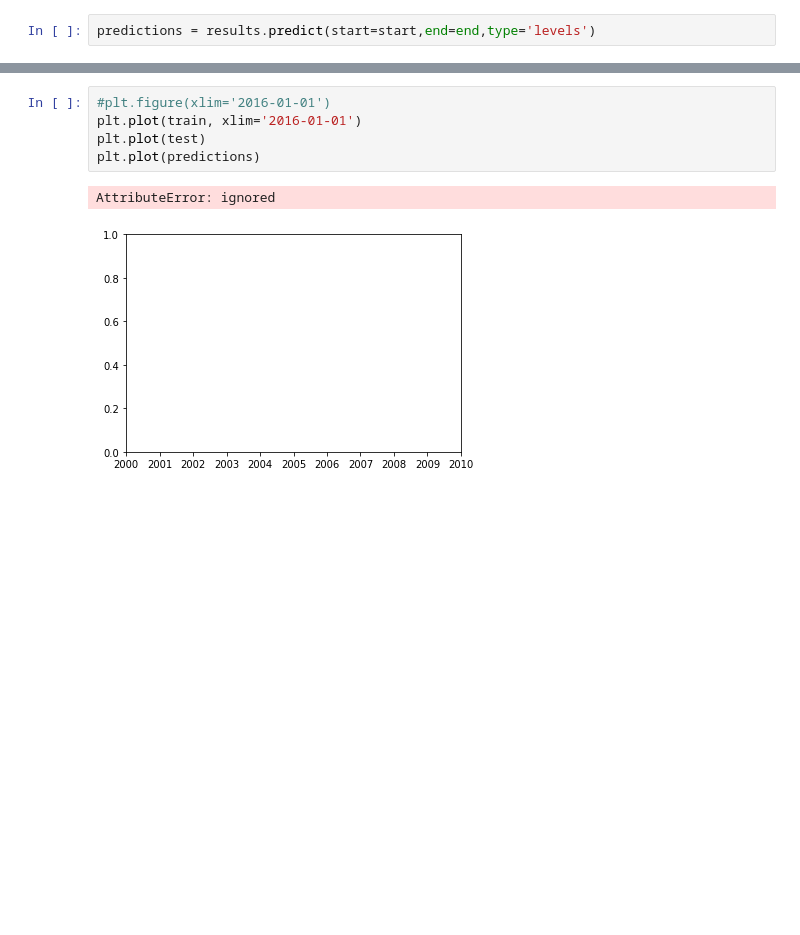
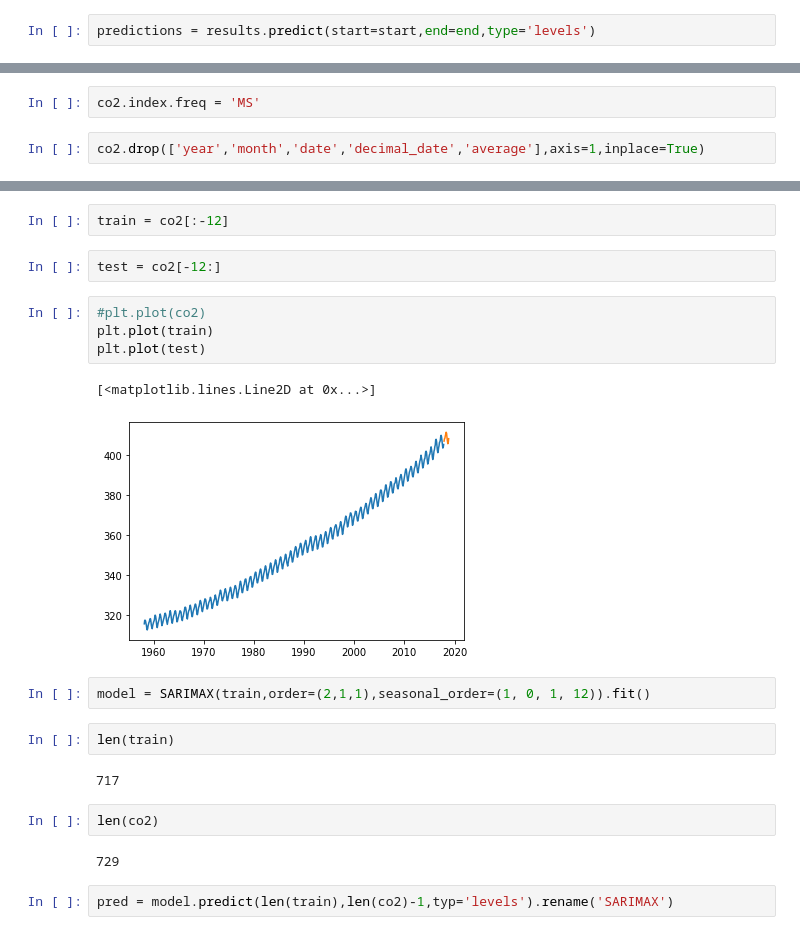
Before and after one commit to kozz84/Udemy, a Jupyter notebook: Time_Series.ipynb, the cells around one changed output, grey strips where cells are left out. Drawn from its saved outputs; the diff is of its cells as text; blank space fills up the shorter version.

```diff
--- a/Time_Series.ipynb
+++ b/Time_Series.ipynb
@@ -1024,0 +1068,4 @@ predictions = results.predict(start=start,end=end,type='levels')
+# %%
+co2.index.freq = 'MS'
+# %%
+co2.drop(['year','month','date','decimal_date','average'],axis=1,inplace=True)
@@ -1025,8 +1148,23 @@ predictions = results.predict(start=start,end=end,type='levels')
+# %%
+train = co2[:-12]
+# %%
+test = co2[-12:]
 # %%
-#plt.figure(xlim='2016-01-01')
-plt.plot(train, xlim='2016-01-01')
+#plt.plot(co2)
+plt.plot(train)
 plt.plot(test)
-plt.plot(predictions)
 # %% [output]
-AttributeError: ignored
+[<matplotlib.lines.Line2D at 0x...>]
-[figure, old version]
+[figure, new version]
+# %%
+model = SARIMAX(train,order=(2,1,1),seasonal_order=(1, 0, 1, 12)).fit()
+# %%
+len(train)
+# %% [output]
+717
+# %%
+len(co2)
+# %% [output]
+729
+# %%
+pred = model.predict(len(train),len(co2)-1,typ='levels').rename('SARIMAX')
```
Also changed, not shown: parts of 29 cells of this notebook.
